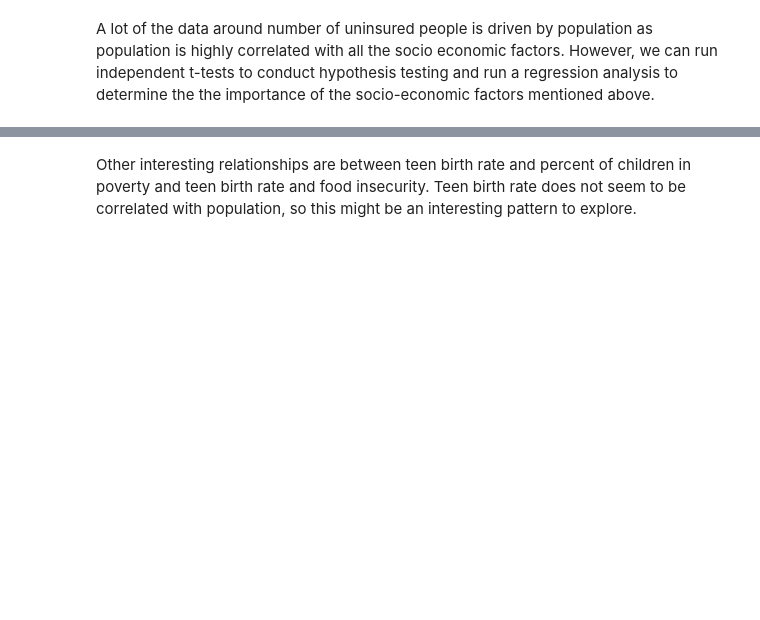
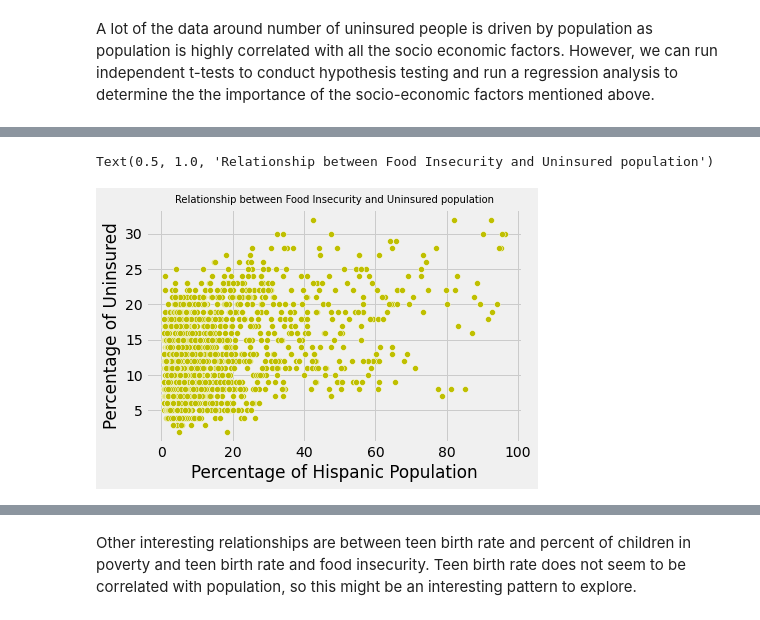
Before and after one commit to shikshyadhikari9/County_Health_Data, a Jupyter notebook: Working with County Data in MySQL.ipynb, the cells around one changed output, grey strips where cells are left out. Saved outputs shown, nothing was run; the diff lists cells and outputs as text; code cells hidden in the pictures; blank space fills up the shorter version.

```diff
--- a/Working with County Data in MySQL.ipynb
+++ b/Working with County Data in MySQL.ipynb
@@ -438,0 +469,8 @@ all the socio economic factors. However, we can run independent t-tests to condu
+# %%
+sns.scatterplot(x= '%_Hispanic', y= '% Uninsured', data = df, color = 'y')
+plt.xlabel('Percentage of Hispanic Population')
+plt.ylabel('Percentage of Uninsured')
+plt.title('Relationship between Food Insecurity and Uninsured population', fontsize = 10)
+# %% [output]
+Text(0.5, 1.0, 'Relationship between Food Insecurity and Uninsured population')
+[figure, added]
```
Also changed, not shown: parts of 10 cells of this notebook.
